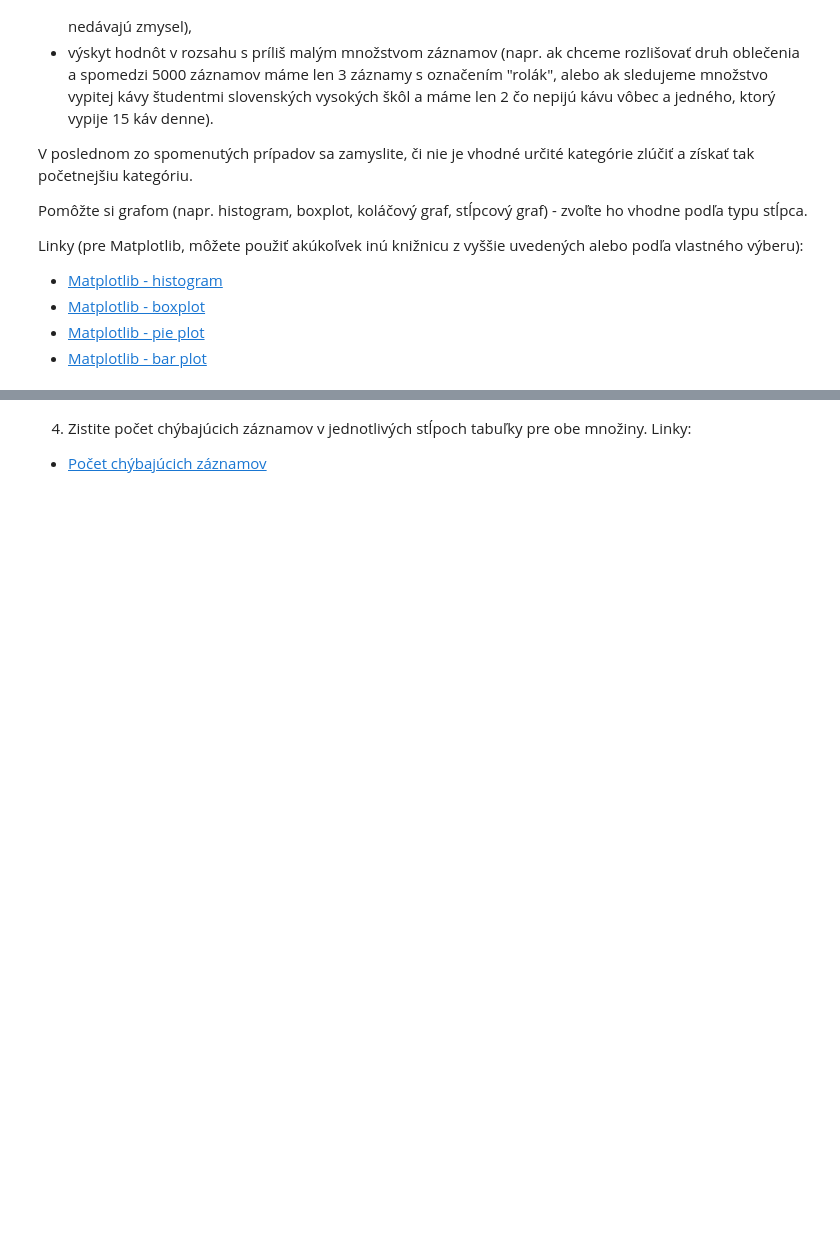
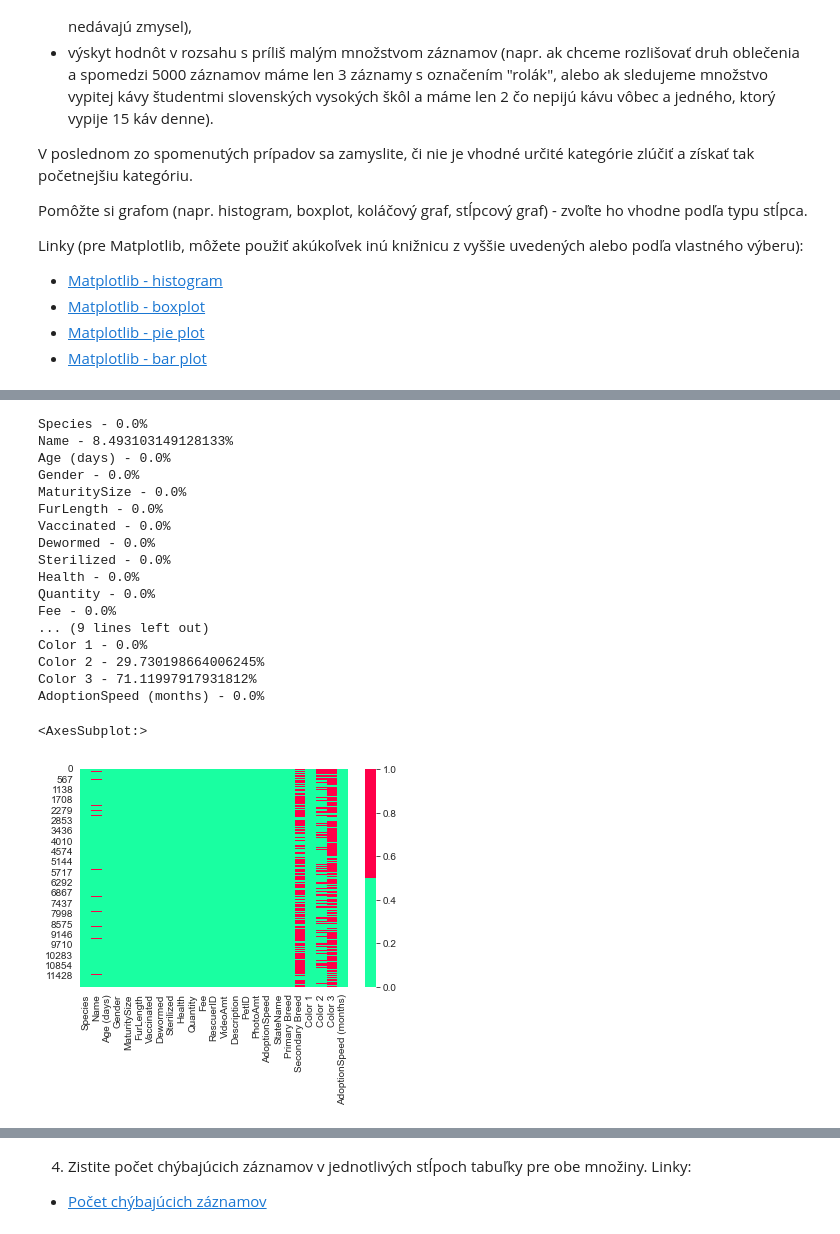
Before and after one commit to CaptainCompileon/suns-zadania, a Jupyter notebook: cvicenia/cv2/SUNS-cvicenie2.ipynb, the cells around one changed output, grey strips where cells are left out. Cells and saved outputs as stored; diff of their text form; code cells hidden in the pictures; blank space fills up the shorter version.

```diff
--- a/cvicenia/cv2/SUNS-cvicenie2.ipynb
+++ b/cvicenia/cv2/SUNS-cvicenie2.ipynb
@@ -257,0 +328,8 @@ Linky (pre Matplotlib, môžete použiť akúkoľvek inú knižnicu z vyššie u
+# %%
+trained_df = trained_df[trained_df['Quantity'] <= 20]
+trained_df = trained_df[trained_df['Quantity'] > 0]
+trained_df = trained_df[trained_df['Fee'] >= 0]
+trained_df = trained_df[trained_df['VideoAmt'] >= 0]
+trained_df = trained_df[trained_df['PhotoAmt'] >= 0]
+trained_df = trained_df[trained_df['AdoptionSpeed (months)'] >= 1]
+trained_df.info()
@@ -257,0 +354,30 @@ Linky (pre Matplotlib, môžete použiť akúkoľvek inú knižnicu z vyššie u
+# %%
+# identifiing undefined columns
+#  Data Percentage List
+for col in trained_df.columns:
+    pct_missing = np.mean(trained_df[col].isnull())
+    print('{} - {}%'.format(col, pct_missing*100))
+#  Data Heatmap
+cols = trained_df.columns
+colours = ['#19FFA1', '#FF0049']
+sns.heatmap(trained_df[cols].isnull(), cmap=sns.color_palette(colours))
+# %% [output]
+Species - 0.0%
+Name - 8.493103149128133%
+Age (days) - 0.0%
+Gender - 0.0%
+MaturitySize - 0.0%
+FurLength - 0.0%
+Vaccinated - 0.0%
+Dewormed - 0.0%
+Sterilized - 0.0%
+Health - 0.0%
+Quantity - 0.0%
+Fee - 0.0%
+... (9 lines left out)
+Color 1 - 0.0%
+Color 2 - 29.730198664006245%
+Color 3 - 71.11997917931812%
+AdoptionSpeed (months) - 0.0%
+<AxesSubplot:>
+[figure, added]
```
Also changed, not shown: parts of 26 cells of this notebook, 2 other files.
